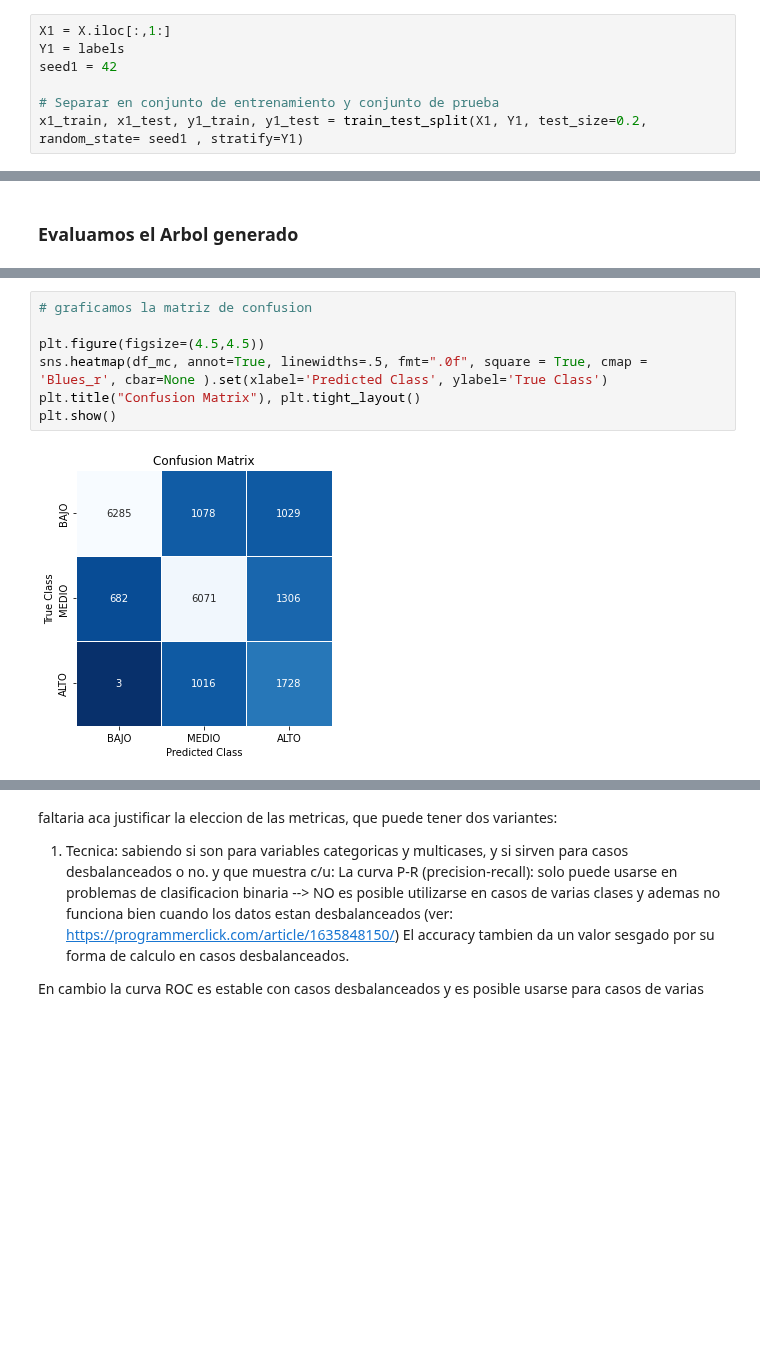
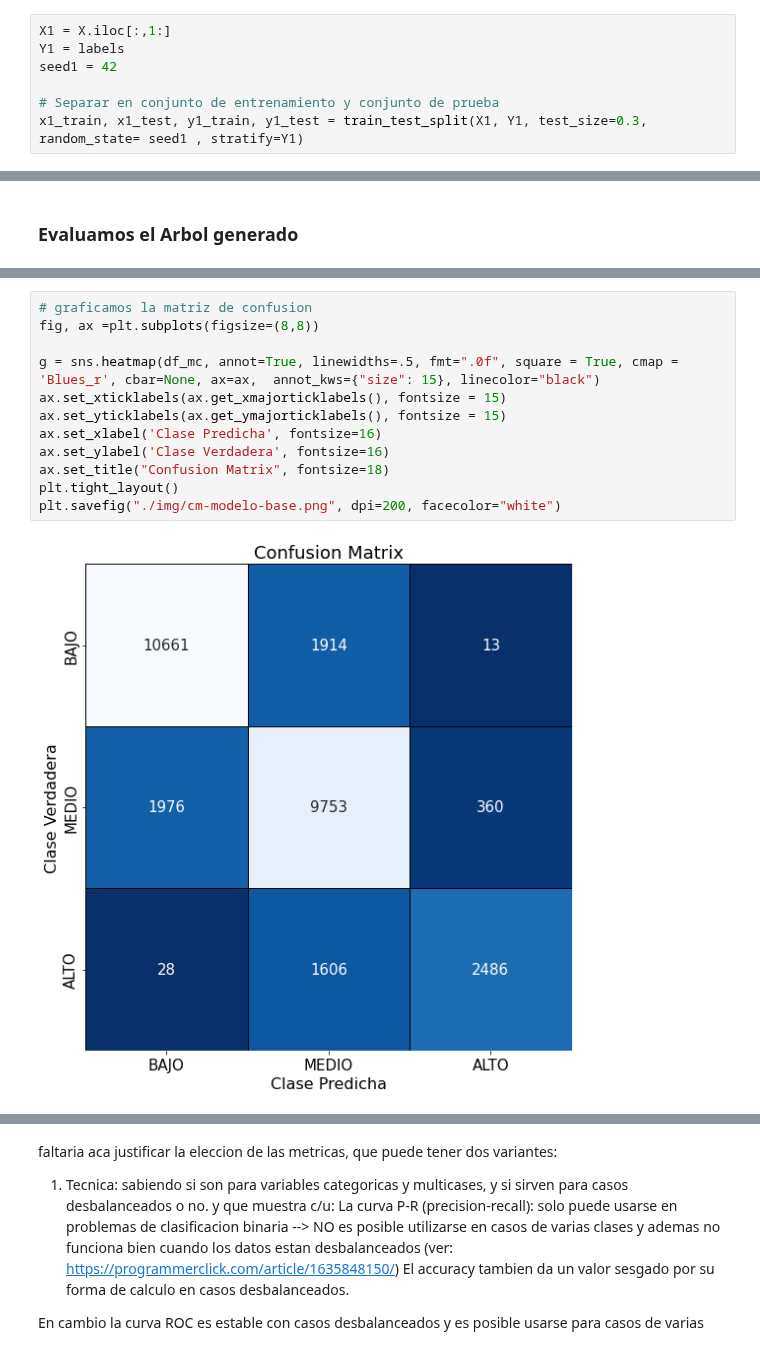
Before and after one commit to Ignacio-Ibarra/tpAA, a Jupyter notebook: Modelado.ipynb, the cells around one changed output, grey strips where cells are left out. Cells and saved outputs as stored; diff of their text form; blank space fills up the shorter version.

```diff
--- a/Modelado.ipynb
+++ b/Modelado.ipynb
@@ -257,7 +257,7 @@ Y1 = labels
 seed1 = 42
 
 # Separar en conjunto de entrenamiento y conjunto de prueba
-x1_train, x1_test, y1_train, y1_test = train_test_split(X1, Y1, test_size=0.2, random_state= seed1 , stratify=Y1)
+x1_train, x1_test, y1_train, y1_test = train_test_split(X1, Y1, test_size=0.3, random_state= seed1 , stratify=Y1)
 # %% [markdown]
 Verificamos que se mantienen las proporciones de cada clase en la creación de set de train y set de test
 # %%
@@ -314,12 +314,17 @@ df_mc
 # %%
 # graficamos la matriz de confusion
+fig, ax =plt.subplots(figsize=(8,8))
 
-plt.figure(figsize=(4.5,4.5))
-sns.heatmap(df_mc, annot=True, linewidths=.5, fmt=".0f", square = True, cmap = 'Blues_r', cbar=None ).set(xlabel='Predicted Class', ylabel='True Class')
-plt.title("Confusion Matrix"), plt.tight_layout()
-plt.show()
+g = sns.heatmap(df_mc, annot=True, linewidths=.5, fmt=".0f", square = True, cmap = 'Blues_r', cbar=None, ax=ax,  annot_kws={"size": 15}, linecolor="black")
+ax.set_xticklabels(ax.get_xmajorticklabels(), fontsize = 15)
+ax.set_yticklabels(ax.get_ymajorticklabels(), fontsize = 15)
+ax.set_xlabel('Clase Predicha', fontsize=16)
+ax.set_ylabel('Clase Verdadera', fontsize=16)
+ax.set_title("Confusion Matrix", fontsize=18)
+plt.tight_layout()
+plt.savefig("./img/cm-modelo-base.png", dpi=200, facecolor="white")
 # %% [output]
-[figure, old version]
+[figure, new version]
 # %%
 # Calculamos Todas las metricas --> luego abra que justificar cuales son las mas relevantes
 from sklearn.metrics import accuracy_score, precision_score, recall_score, f1_score, fbeta_score, roc_auc_score
```
Also changed, not shown: parts of 10 cells of this notebook, 6 other files.
